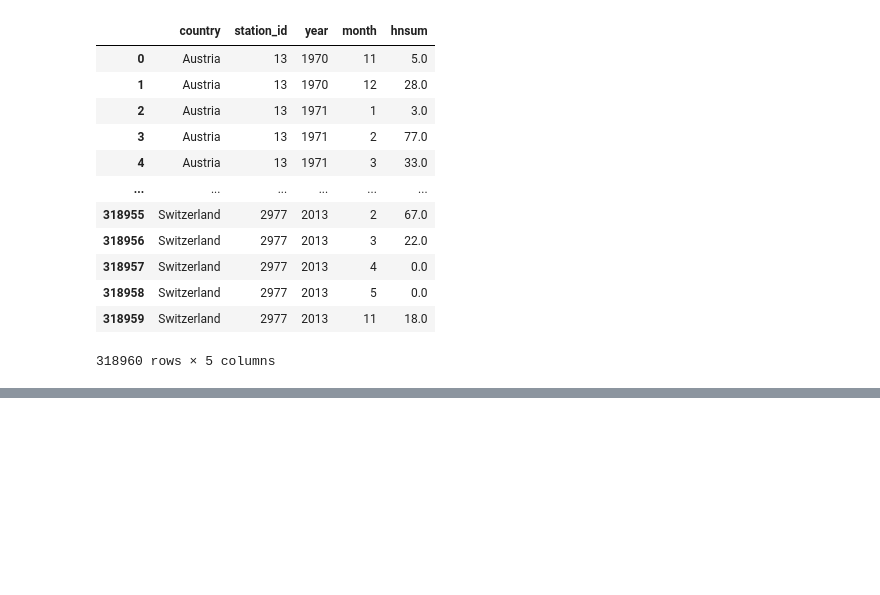
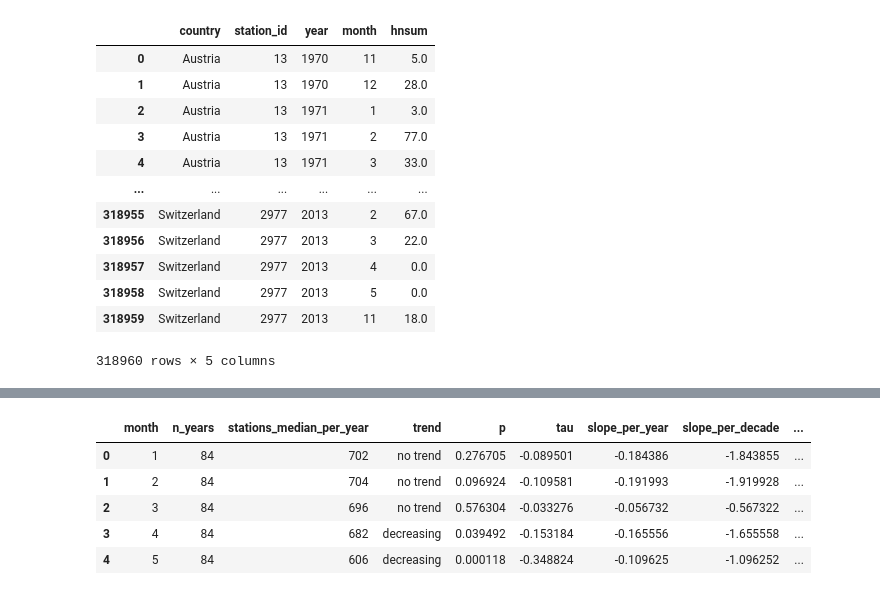
Before and after one commit to Mitch-P-Analyst/Europe_Snowpack_Depths, a Jupyter notebook: Notebooks/03_Statistical_Testing.ipynb, the cells around one changed output, grey strips where cells are left out. Drawn from its saved outputs; the diff is of its cells as text; code cells hidden in the pictures; blank space fills up the shorter version.

```diff
--- a/Notebooks/03_Statistical_Testing.ipynb
+++ b/Notebooks/03_Statistical_Testing.ipynb
@@ -893,0 +539,86 @@ plt.show()
+# %%
+MIN_YEARS = 30
+MIN_STATIONS_PER_YEAR = 10  # coverage guardrail
+
+# 1) Build a year–month aggregate series (mean across stations that year for all countries)
+cm_month = (snow_recordings
+      .groupby(['year','month'])
+      .agg(n_stations=('station_id','nunique'),
+           hn_mean=('hnsum','mean'))          # or weighted mean, see below
+      .reset_index())
+
+cm_month = cm_month[cm_month['n_stations'] >= MIN_STATIONS_PER_YEAR]
+
+# 2)
+
+def mk_month(group_df: pd.DataFrame) -> pd.Series:
+    """
+    Run MK on one (month) series of yearly values.
+
+    Expects group_df to have at least: 'year', 'hn_mean'
+    """
+    # 1) Sort by year and build the time series
+    group_df = group_df.sort_values('year')
+    y = group_df['hn_mean'].astype(float).to_numpy()
+    mask = np.isfinite(y)          # <— True where y is a real number; False for NaN, +inf, -inf
+    y = y[mask]                    # keep only the “True” values in the Mask
+    n_years = len(y)
+
+    # 2) Station coverage summary (if availabile)
+    stations_median = np.nan
+    if 'n_stations' in group_df.columns:
+        stations = group_df.loc[mask, 'n_stations'].to_numpy()
+        if stations.size:
+            stations_median = int(np.median(stations))
+
+    # 3) Too few years? Return an "insufficient" record
+    if n_years < MIN_YEARS:
+        return pd.Series({
+            'n_years': n_years,
+            'stations_median_per_year': stations_median,
+            'p': np.nan,
+            'tau': np.nan,
+            'slope_per_year': np.nan,
+            'slope_per_decade': np.nan,
+            'variant': 'insufficient',
+        })
+
+    # 4) MK (Hamed-Rao) with fallback to original
+
+    try:
+        result = mk.hamed_rao_modification_test(y)
+        variant = 'hamed_rao'
+    except Exception:
+        result = mk.original_test(y)
+        variant = 'original'
+
+    # 5) Assemble result row for this (month)
+    return pd.Series({
+        'n_years': n_years,
+        'stations_median_per_year': stations_median,
+        'trend':result.trend,
+        'p': result.p,
+        'tau': result.Tau,
+        'slope_per_year': result.slope,          # cm/year
+        'slope_per_decade': result.slope * 10,   # cm/decade
+        'variant': variant,
+    })
+
+month_macro = (
+    cm_month.groupby('month', group_keys=False)
+    .apply(mk_month)
+    .reset_index()
+)
+
+try:
+    month_macro_path = REPO_ROOT / 'Data/Cleaned/Tests/avg_month_trends.csv'
+    month_macro.to_csv(month_macro_path)
+    if month_macro_path.exists():
+        print(f'Average Snowpack Depth Trend Per Month : {month_macro_path.name} \n'
+              f'Dataframe Exported To: {month_macro_path} \n')
+except Exception as e:
+    print('Dataframe Failed to Export \n')
+
+print('Dataframe Preview: \n')
+month_macro.head(5)
+# %% [output]
@@ -893,0 +629,6 @@ plt.show()
+|  | month | n_years | stations_median_per_year | trend | p | tau | slope_per_year | slope_per_decade | ... |
+| 0 | 1 | 84 | 702 | no trend | 0.276705 | -0.089501 | -0.184386 | -1.843855 | ... |
+| 1 | 2 | 84 | 704 | no trend | 0.096924 | -0.109581 | -0.191993 | -1.919928 | ... |
+| 2 | 3 | 84 | 696 | no trend | 0.576304 | -0.033276 | -0.056732 | -0.567322 | ... |
+| 3 | 4 | 84 | 682 | decreasing | 0.039492 | -0.153184 | -0.165556 | -1.655558 | ... |
+| 4 | 5 | 84 | 606 | decreasing | 0.000118 | -0.348824 | -0.109625 | -1.096252 | ... |
```
Also changed, not shown: parts of 58 cells of this notebook, 7 other files.
